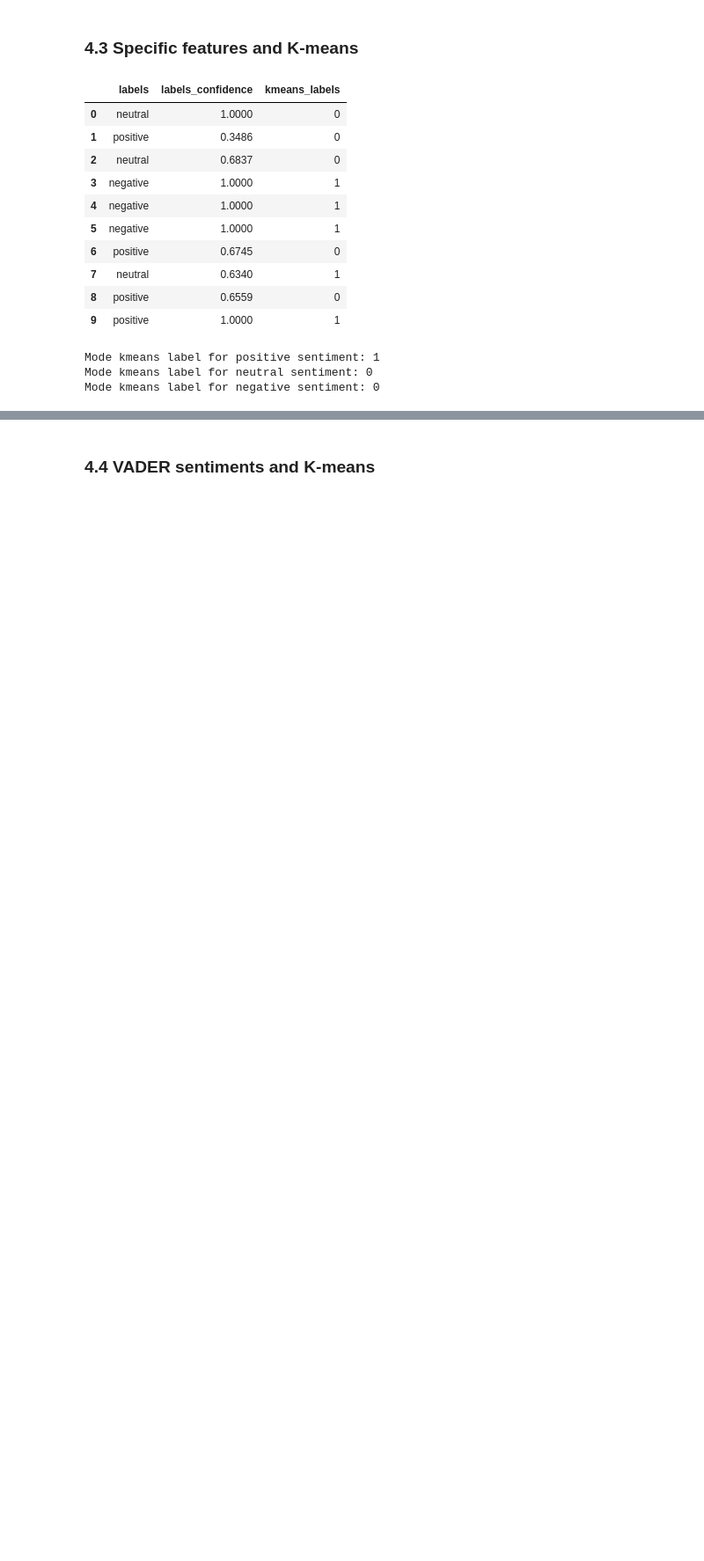
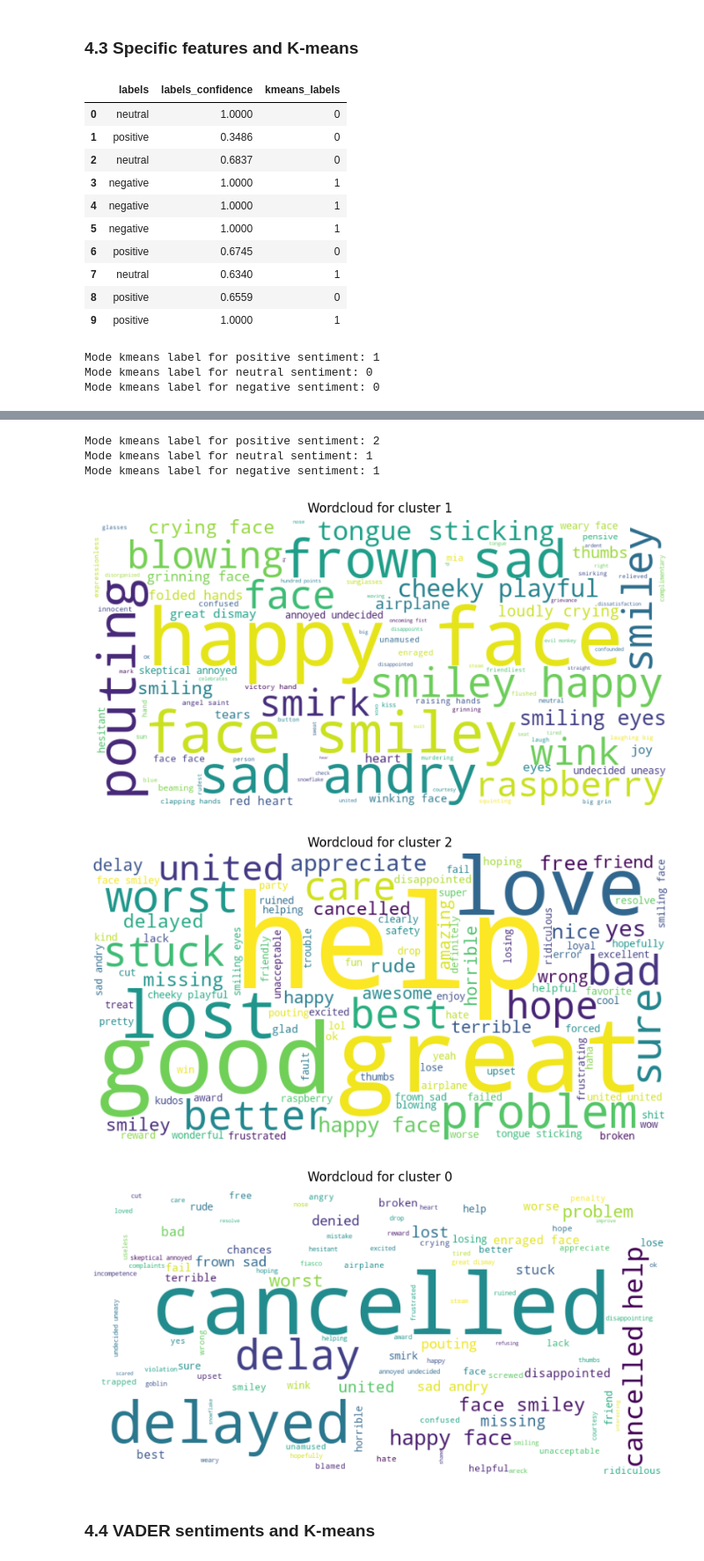
Before and after one commit to NomadZhang/MSI5001, a Jupyter notebook: main.ipynb, the cells around one changed output, grey strips where cells are left out. Shown at 88% size. Saved outputs shown, nothing was run; the diff lists cells and outputs as text; code cells hidden in the pictures; blank space fills up the shorter version.

```diff
--- a/main.ipynb
+++ b/main.ipynb
@@ -990,0 +919,15 @@ WCSSE (Inertia) for K=20: 20686.388671875
+# %%
+#Try k-means again but without handles
+#use only the first 4 columns of the dataset (PCA of emojis_emoticons and sentiment words)
+
+k = 3
+kmeans = KMeans(n_clusters=k, n_init=10, random_state=0)
+kmeans.fit(specific_features_encoded.iloc[:, 0:4]) #run the clustering only for the first 4 columns
+# Cluster labels assigned to each data point (0, 1, or 2 for 3 clusters)
+labels = kmeans.labels_
+
+clustering_results=pd.DataFrame()
+clustering_results["labels"]=tweet_data["airline_sentiment"]
+clustering_results["labels_confidence"]=tweet_data["sentiment_confidence"]
+clustering_results["kmeans_labels"]=labels
+clustering_results.head(10)
@@ -991,3 +946,38 @@ WCSSE (Inertia) for K=20: 20686.388671875
+# %%
+pos_est=clustering_results["kmeans_labels"][(clustering_results["labels"]=="positive") &
+                                            (clustering_results["labels_confidence"]>0.9)].mode()
+neu_est=clustering_results["kmeans_labels"][(clustering_results["labels"]=="neutral") &
+                                            (clustering_results["labels_confidence"]>0.9)].mode()
+neg_est=clustering_results["kmeans_labels"][(clustering_results["labels"]=="negative") &
+                                            (clustering_results["labels_confidence"]>0.9)].mode()
+
+print(f"Mode kmeans label for positive sentiment: {pos_est[0]}")
+print(f"Mode kmeans label for neutral sentiment: {neu_est[0]}")
+print(f"Mode kmeans label for negative sentiment: {neg_est[0]}")
+# %% [output]
+Mode kmeans label for positive sentiment: 2
+Mode kmeans label for neutral sentiment: 1
+Mode kmeans label for negative sentiment: 1
+# %%
+#plot the wordcloud
+#the text should only be those used for the encoding
+def combine_features_no_handles(row):
+    # Convert each list to strings and join with spaces
+    emojis_str = ' '.join(row['emojis_emoticons']) if row['emojis_emoticons'] else ''
+    sentiment_str = ' '.join(row['sentiment_words']) if row['sentiment_words'] else ''
+
+    # Combine all strings with spaces
+    combined = ' '.join(filter(None, [emojis_str, sentiment_str]))
+    return combined
+
+# Apply the function to create a new column with combined features
+specific_features['combine_features_no_handles'] = specific_features.apply(combine_features_no_handles, axis=1)
+
+plot_wordcloud(specific_features['combine_features_no_handles'] , clustering_results["kmeans_labels"])
+# %% [output]
+[figure, added]
+[figure, added]
+[figure, added]
 # %% [markdown]
 ### 4.4 VADER sentiments and K-means
 # %%
```
Also changed, not shown: parts of 14 cells of this notebook.
